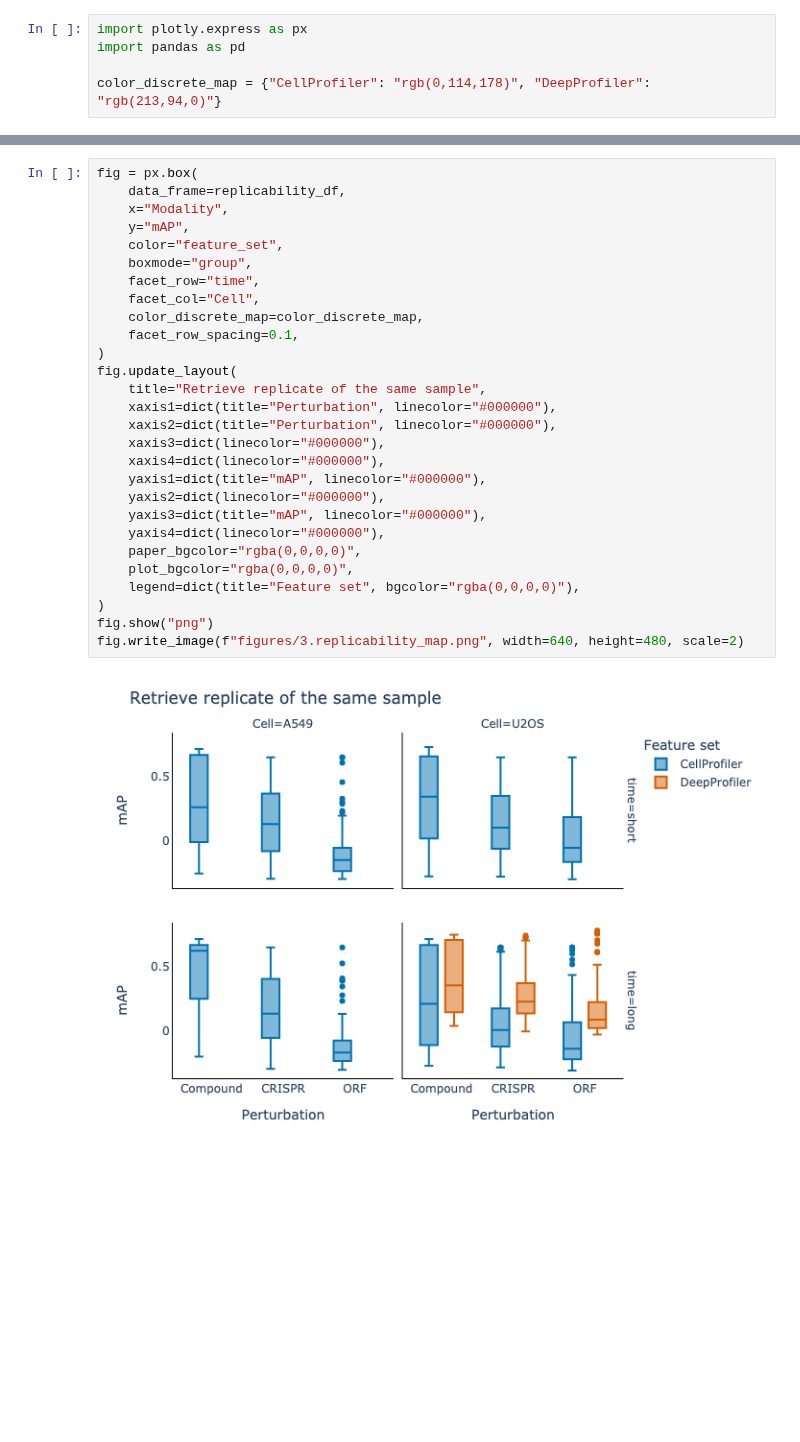
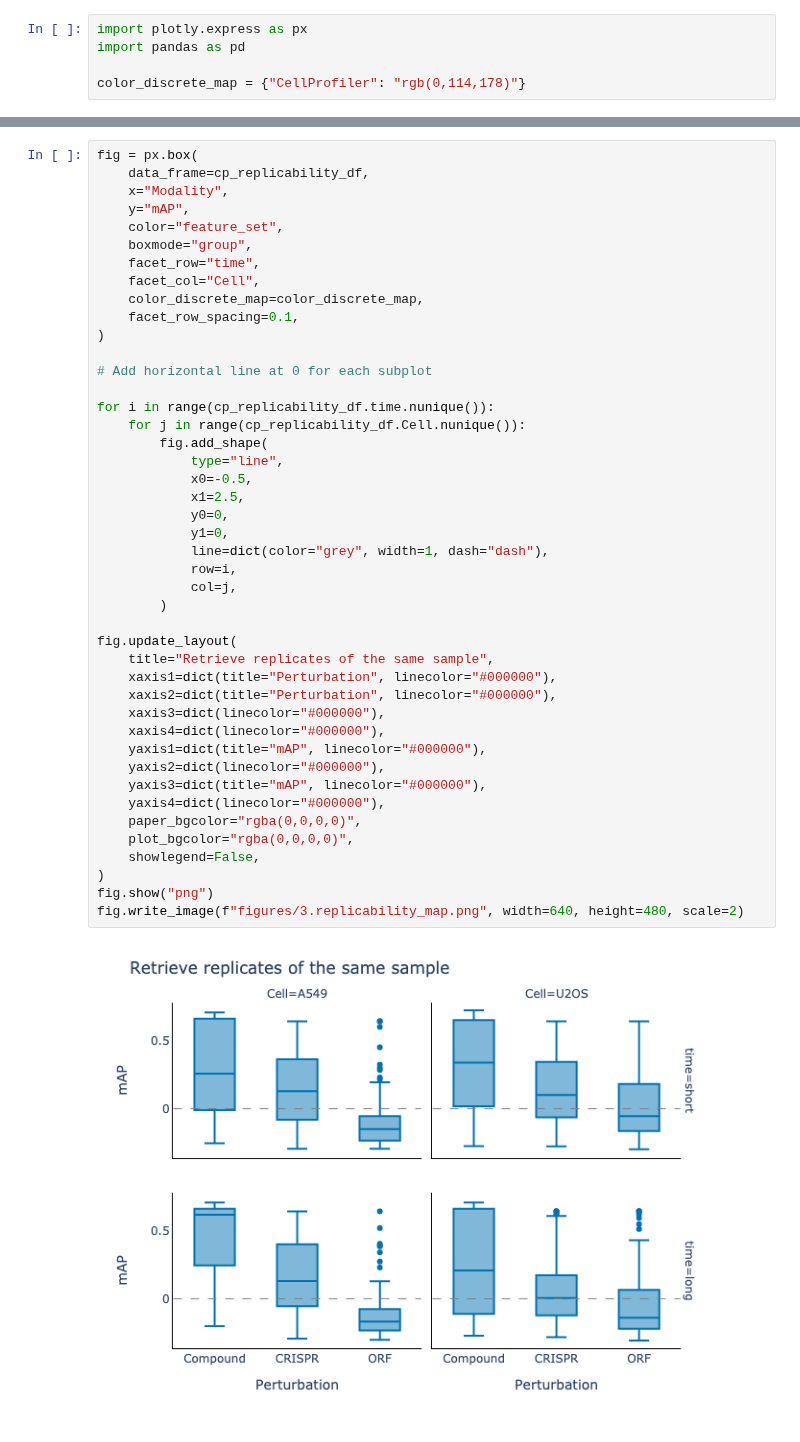
Before and after one commit to jump-cellpainting/2024_Chandrasekaran_NatureMethods, a Jupyter notebook: benchmark/3.generate-map-figure.ipynb, the cells around one changed output, grey strips where cells are left out. Cells and saved outputs as stored; diff of their text form; blank space fills up the shorter version.

Commit message:
update figures

```diff
--- a/benchmark/3.generate-map-figure.ipynb
+++ b/benchmark/3.generate-map-figure.ipynb
@@ -2,5 +2,5 @@
 import plotly.express as px
 import pandas as pd
 
-color_discrete_map = {"CellProfiler": "rgb(0,114,178)", "DeepProfiler": "rgb(213,94,0)"}
+color_discrete_map = {"CellProfiler": "rgb(0,114,178)"}
 # %% [markdown]
@@ -24,33 +14,49 @@ replicability_df = pd.concat(
 # %%
 fig = px.box(
-    data_frame=replicability_df,
+    data_frame=cp_replicability_df,
     x="Modality",
     y="mAP",
     color="feature_set",
     boxmode="group",
     facet_row="time",
     facet_col="Cell",
     color_discrete_map=color_discrete_map,
     facet_row_spacing=0.1,
 )
+
+# Add horizontal line at 0 for each subplot
+
+for i in range(cp_replicability_df.time.nunique()):
+    for j in range(cp_replicability_df.Cell.nunique()):
+        fig.add_shape(
+            type="line",
+            x0=-0.5,
+            x1=2.5,
+            y0=0,
+            y1=0,
+            line=dict(color="grey", width=1, dash="dash"),
+            row=i,
+            col=j,
+        )
+
 fig.update_layout(
-    title="Retrieve replicate of the same sample",
+    title="Retrieve replicates of the same sample",
     xaxis1=dict(title="Perturbation", linecolor="#000000"),
     xaxis2=dict(title="Perturbation", linecolor="#000000"),
     xaxis3=dict(linecolor="#000000"),
     xaxis4=dict(linecolor="#000000"),
     yaxis1=dict(title="mAP", linecolor="#000000"),
     yaxis2=dict(linecolor="#000000"),
     yaxis3=dict(title="mAP", linecolor="#000000"),
     yaxis4=dict(linecolor="#000000"),
     paper_bgcolor="rgba(0,0,0,0)",
     plot_bgcolor="rgba(0,0,0,0)",
-    legend=dict(title="Feature set", bgcolor="rgba(0,0,0,0)"),
+    showlegend=False,
 )
 fig.show("png")
 fig.write_image(f"figures/3.replicability_map.png", width=640, height=480, scale=2)
 # %% [output]
-[figure, old version]
+[figure, new version]
 # %%
 cp_matching_df = (
     pd.read_csv("output/cellprofiler_matching_map.csv")
```
Also changed, not shown: parts of 6 cells of this notebook, 9 other files.
